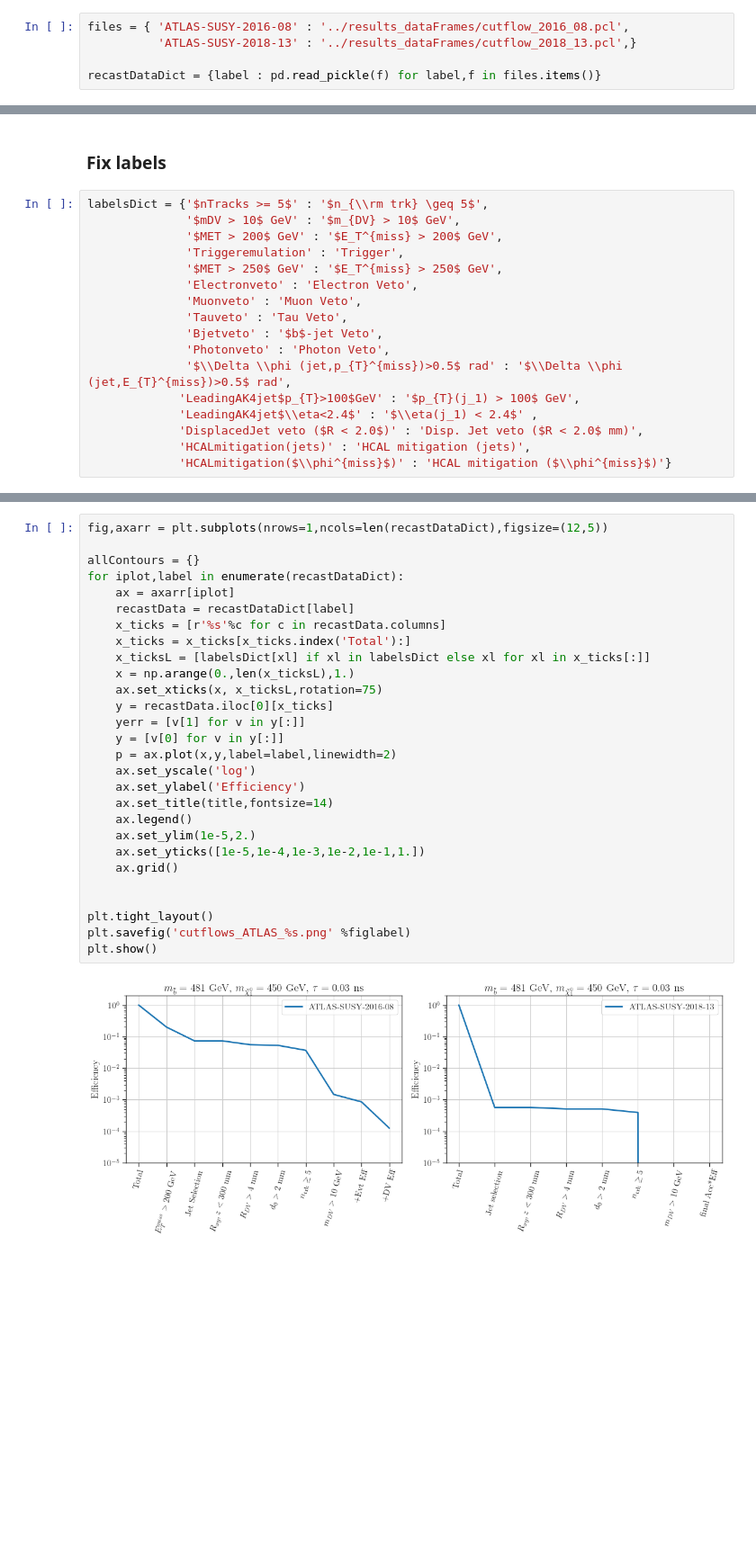
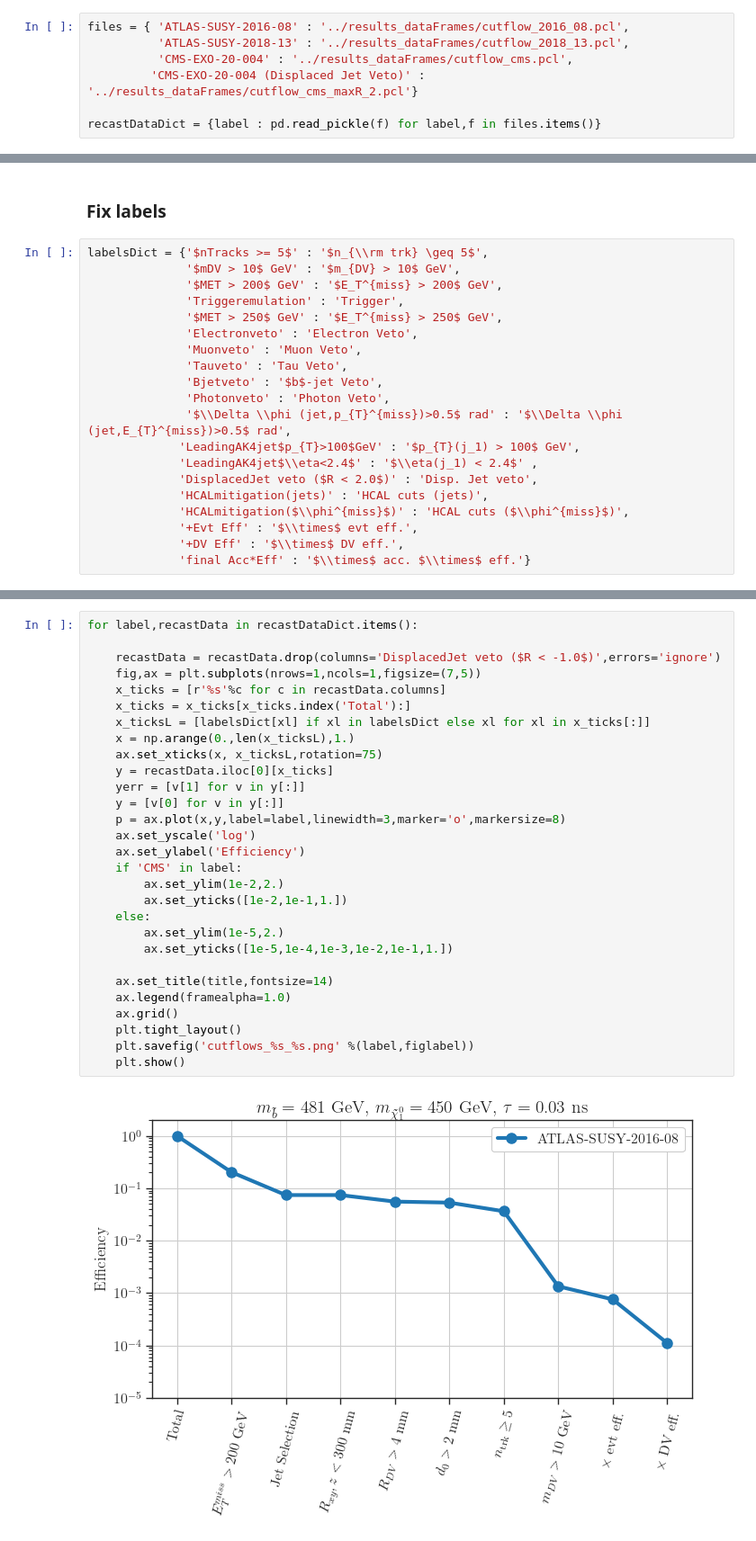
Before and after one commit to andlessa/LLP-CDFO, a Jupyter notebook: plotting/plots-CutFlow.ipynb, the cells around one changed output, grey strips where cells are left out. Shown at 90% size. Saved outputs shown, nothing was run; the diff lists cells and outputs as text; blank space fills up the shorter version.

Commit message:
Added cutflow checks

```diff
--- a/plotting/plots-CutFlow.ipynb
+++ b/plotting/plots-CutFlow.ipynb
@@ -29,7 +29,9 @@ cm = plt.colormaps['RdYlBu']
 ### Load ATLAS Recast Data
 # %%
 files = { 'ATLAS-SUSY-2016-08' : '../results_dataFrames/cutflow_2016_08.pcl',
-          'ATLAS-SUSY-2018-13' : '../results_dataFrames/cutflow_2018_13.pcl',}
+          'ATLAS-SUSY-2018-13' : '../results_dataFrames/cutflow_2018_13.pcl',
+          'CMS-EXO-20-004' : '../results_dataFrames/cutflow_cms.pcl',
+         'CMS-EXO-20-004 (Displaced Jet Veto)' : '../results_dataFrames/cutflow_cms_maxR_2.pcl'}
 
 recastDataDict = {label : pd.read_pickle(f) for label,f in files.items()}
 # %% [markdown]
@@ -58,7 +60,10 @@ labelsDict = {'$nTracks >= 5$' : '$n_{\\rm trk} \geq 5$',
               '$\\Delta \\phi (jet,p_{T}^{miss})>0.5$ rad' : '$\\Delta \\phi (jet,E_{T}^{miss})>0.5$ rad',
              'LeadingAK4jet$p_{T}>100$GeV' : '$p_{T}(j_1) > 100$ GeV',
              'LeadingAK4jet$\\eta<2.4$' : '$\\eta(j_1) < 2.4$' ,
-             'DisplacedJet veto ($R < 2.0$)' : 'Disp. Jet veto ($R < 2.0$ mm)',
-             'HCALmitigation(jets)' : 'HCAL mitigation (jets)',
-             'HCALmitigation($\\phi^{miss}$)' : 'HCAL mitigation ($\\phi^{miss}$)'}
+             'DisplacedJet veto ($R < 2.0$)' : 'Disp. Jet veto',
+             'HCALmitigation(jets)' : 'HCAL cuts (jets)',
+             'HCALmitigation($\\phi^{miss}$)' : 'HCAL cuts ($\\phi^{miss}$)',
+             '+Evt Eff' : '$\\times$ evt eff.',
+             '+DV Eff' : '$\\times$ DV eff.',
+             'final Acc*Eff' : '$\\times$ acc. $\\times$ eff.'}
 # %% [markdown]
@@ -66,30 +71,31 @@ labelsDict = {'$nTracks >= 5$' : '$n_{\\rm trk} \geq 5$',
 # %%
-fig,axarr = plt.subplots(nrows=1,ncols=len(recastDataDict),figsize=(12,5))
+for label,recastData in recastDataDict.items():
 
-allContours = {}
-for iplot,label in enumerate(recastDataDict):
-    ax = axarr[iplot]
-    recastData = recastDataDict[label]
+    recastData = recastData.drop(columns='DisplacedJet veto ($R < -1.0$)',errors='ignore')
+    fig,ax = plt.subplots(nrows=1,ncols=1,figsize=(7,5))
     x_ticks = [r'%s'%c for c in recastData.columns]
     x_ticks = x_ticks[x_ticks.index('Total'):]
     x_ticksL = [labelsDict[xl] if xl in labelsDict else xl for xl in x_ticks[:]]
     x = np.arange(0.,len(x_ticksL),1.)
     ax.set_xticks(x, x_ticksL,rotation=75)
     y = recastData.iloc[0][x_ticks]
     yerr = [v[1] for v in y[:]]
     y = [v[0] for v in y[:]]
-    p = ax.plot(x,y,label=label,linewidth=2)
+    p = ax.plot(x,y,label=label,linewidth=3,marker='o',markersize=8)
     ax.set_yscale('log')
     ax.set_ylabel('Efficiency')
+    if 'CMS' in label:
+        ax.set_ylim(1e-2,2.)
+        ax.set_yticks([1e-2,1e-1,1.])
+    else:
+        ax.set_ylim(1e-5,2.)
+        ax.set_yticks([1e-5,1e-4,1e-3,1e-2,1e-1,1.])
+
     ax.set_title(title,fontsize=14)
-    ax.legend()
-    ax.set_ylim(1e-5,2.)
-    ax.set_yticks([1e-5,1e-4,1e-3,1e-2,1e-1,1.])
+    ax.legend(framealpha=1.0)
     ax.grid()
-
-
-plt.tight_layout()
-plt.savefig('cutflows_ATLAS_%s.png' %figlabel)
-plt.show()
+    plt.tight_layout()
+    plt.savefig('cutflows_%s_%s.png' %(label,figlabel))
+    plt.show()
 # %% [output]
-[figure, old version]
+[figure, new version]
```
Also changed, not shown: parts of 7 cells of this notebook, 9 other files.
